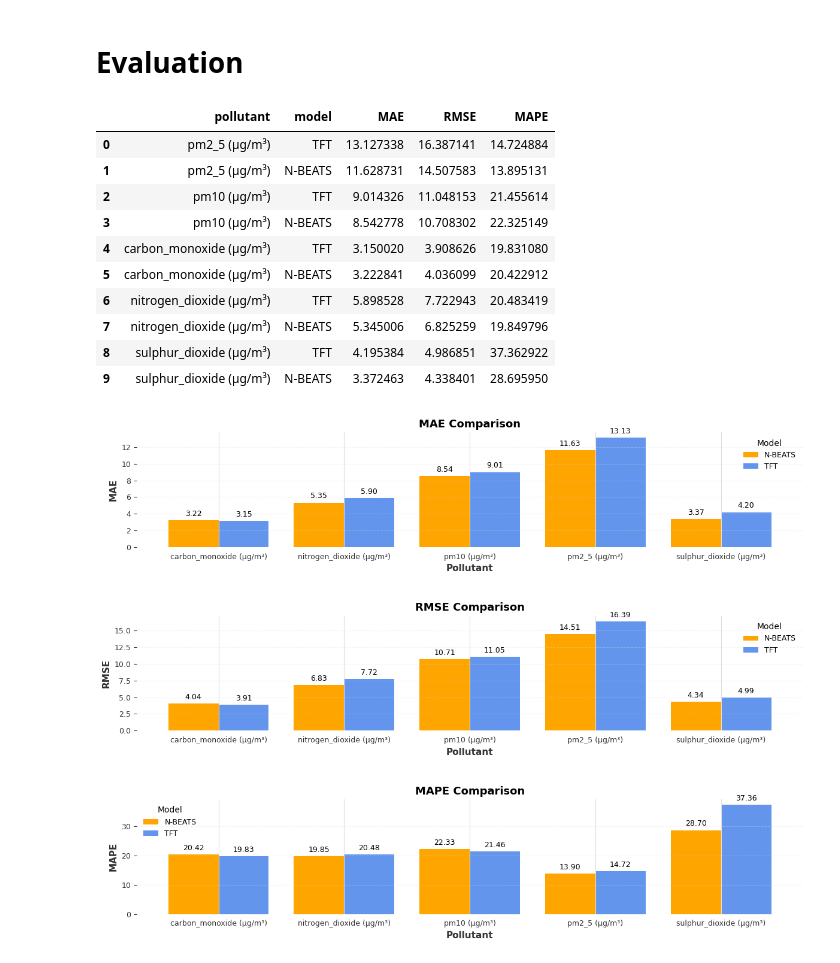
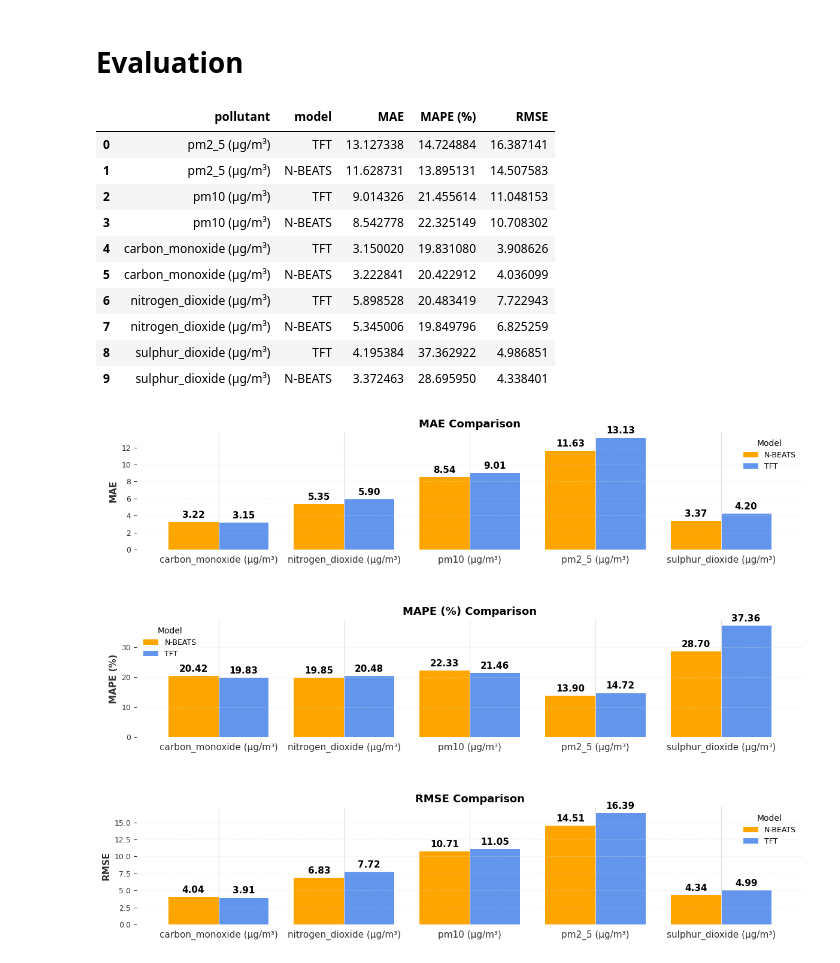
Before and after one commit to dendraap/thesis, a Jupyter notebook: notebooks/ISPU.ipynb, the cells around one changed output. Cells and saved outputs as stored; diff of their text form; code cells hidden in the pictures.

Commit message:
fix(ai): fix ISPU evaluation figure

```diff
--- a/notebooks/ISPU.ipynb
+++ b/notebooks/ISPU.ipynb
@@ -929,14 +929,14 @@ for pollutant in pollutants:
             actual,
             tft_pred
         ),
+        'MAPE (%)': mean_absolute_percentage_error(
+            actual,
+            tft_pred
+        ) * 100,
         'RMSE': root_mean_squared_error(
             actual,
             tft_pred
         ),
-        'MAPE': mean_absolute_percentage_error(
-            actual,
-            tft_pred
-        ) * 100
     })
 
     # ====================== N-BEATS ======================= #
@@ -949,14 +949,14 @@ for pollutant in pollutants:
             actual,
             nbeats_pred
         ),
+        'MAPE (%)': mean_absolute_percentage_error(
+            actual,
+            nbeats_pred
+        ) * 100,
         'RMSE': root_mean_squared_error(
             actual,
             nbeats_pred
         ),
-        'MAPE': mean_absolute_percentage_error(
-            actual,
-            nbeats_pred
-        ) * 100
     })
 
 
@@ -966,44 +966,44 @@ evaluation_df = pd.DataFrame(evaluation_results)
 # Check
 evaluation_df
 # %% [output]
-|  | pollutant | model | MAE | RMSE | MAPE |
-| 0 | pm2_5 (μg/m³) | TFT | 13.127338 | 16.387141 | 14.724884 |
-| 1 | pm2_5 (μg/m³) | N-BEATS | 11.628731 | 14.507583 | 13.895131 |
-| 2 | pm10 (μg/m³) | TFT | 9.014326 | 11.048153 | 21.455614 |
-| 3 | pm10 (μg/m³) | N-BEATS | 8.542778 | 10.708302 | 22.325149 |
-| 4 | carbon_monoxide (μg/m³) | TFT | 3.150020 | 3.908626 | 19.831080 |
-| 5 | carbon_monoxide (μg/m³) | N-BEATS | 3.222841 | 4.036099 | 20.422912 |
-| 6 | nitrogen_dioxide (μg/m³) | TFT | 5.898528 | 7.722943 | 20.483419 |
-| 7 | nitrogen_dioxide (μg/m³) | N-BEATS | 5.345006 | 6.825259 | 19.849796 |
-| 8 | sulphur_dioxide (μg/m³) | TFT | 4.195384 | 4.986851 | 37.362922 |
-| 9 | sulphur_dioxide (μg/m³) | N-BEATS | 3.372463 | 4.338401 | 28.695950 |
+|  | pollutant | model | MAE | MAPE (%) | RMSE |
+| 0 | pm2_5 (μg/m³) | TFT | 13.127338 | 14.724884 | 16.387141 |
+| 1 | pm2_5 (μg/m³) | N-BEATS | 11.628731 | 13.895131 | 14.507583 |
+| 2 | pm10 (μg/m³) | TFT | 9.014326 | 21.455614 | 11.048153 |
+| 3 | pm10 (μg/m³) | N-BEATS | 8.542778 | 22.325149 | 10.708302 |
+| 4 | carbon_monoxide (μg/m³) | TFT | 3.150020 | 19.831080 | 3.908626 |
+| 5 | carbon_monoxide (μg/m³) | N-BEATS | 3.222841 | 20.422912 | 4.036099 |
+| 6 | nitrogen_dioxide (μg/m³) | TFT | 5.898528 | 20.483419 | 7.722943 |
+| 7 | nitrogen_dioxide (μg/m³) | N-BEATS | 5.345006 | 19.849796 | 6.825259 |
+| 8 | sulphur_dioxide (μg/m³) | TFT | 4.195384 | 37.362922 | 4.986851 |
+| 9 | sulphur_dioxide (μg/m³) | N-BEATS | 3.372463 | 28.695950 | 4.338401 |
 # %%
-metrics = ['MAE', 'RMSE', 'MAPE']
+metrics = ['MAE', 'MAPE (%)', 'RMSE']
 
 fig, axes = plt.subplots(nrows=3, ncols=1, figsize=(12, 9))
 
 for ax, metric in zip(axes, metrics):
 
     pivot_df = evaluation_df.pivot(index='pollutant', columns='model', values=metric)
 
     pivot_df.plot(kind='bar', ax=ax, rot=0, width=0.8, color=[color_variant[1], color_variant[0]])
 
     # Add value labels
     for container in ax.containers:
 
-        ax.bar_label(container, fmt='%.2f', padding=3, fontsize=9)
+        ax.bar_label(container, fmt='%.2f', padding=3, fontsize=11, fontweight='bold')
 
     ax.set_title(f'{metric} Comparison', fontsize=13, fontweight='bold')
-    ax.set_xlabel('Pollutant', fontsize=11, fontweight='bold')
+    ax.set_xlabel('')
     ax.set_ylabel(metric, fontsize=11, fontweight='bold')
-    ax.tick_params(axis='x', labelrotation=0, labelsize=9)
+    ax.tick_params(axis='x', labelrotation=0, labelsize=11)
     ax.tick_params(axis='y', labelsize=9)
     ax.grid(True, axis='y', linestyle='--', alpha=0.3)
     ax.legend(title='Model', fontsize=9, title_fontsize=10, frameon=False)
 
 plt.tight_layout()
 plt.subplots_adjust(hspace=0.6)
 plt.savefig('../reports/figures/ispu_evaluation_metrics.png', dpi=300)
 plt.show()
 # %% [output]
-[figure, old version]
+[figure, new version]
```
Also changed, not shown: 3 other files.
